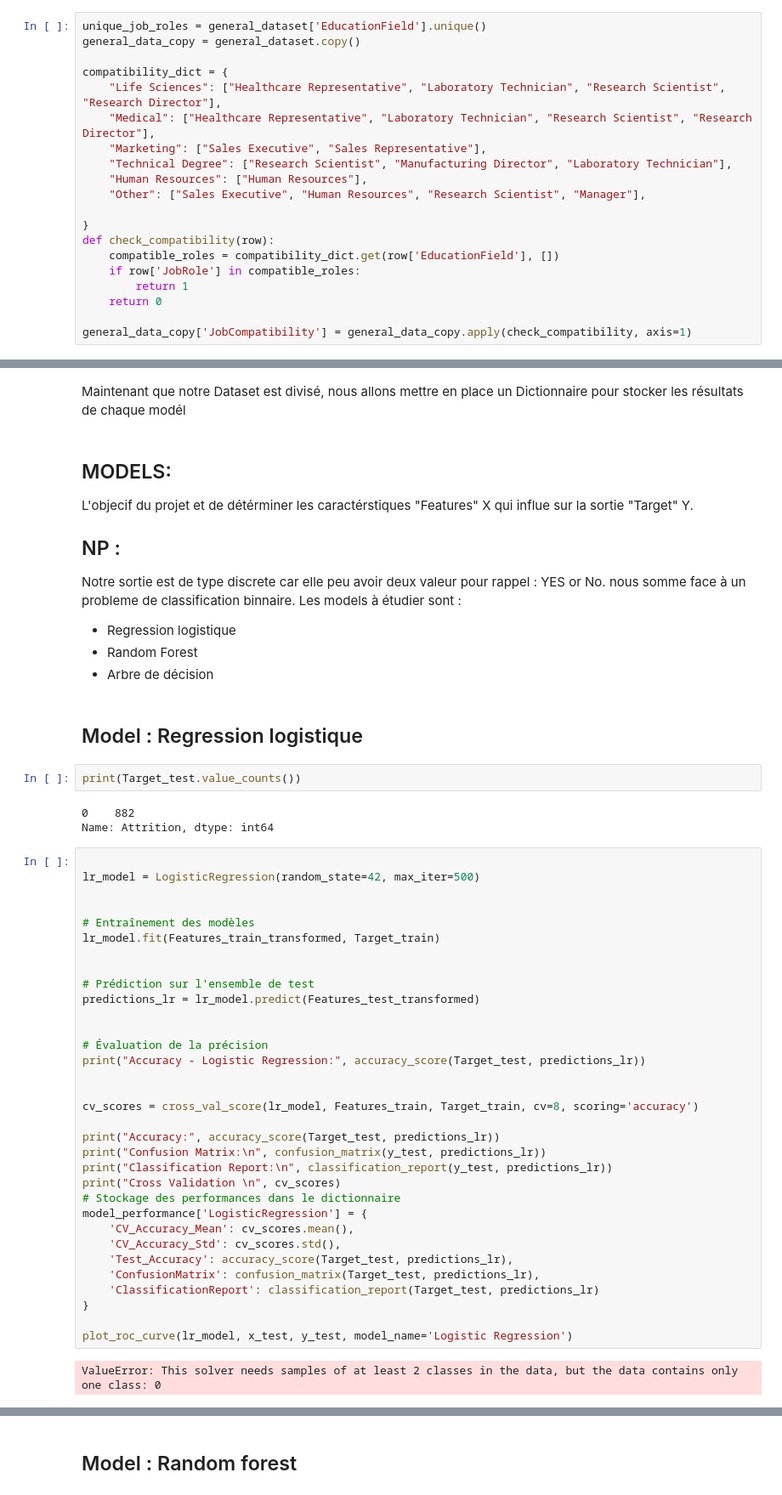
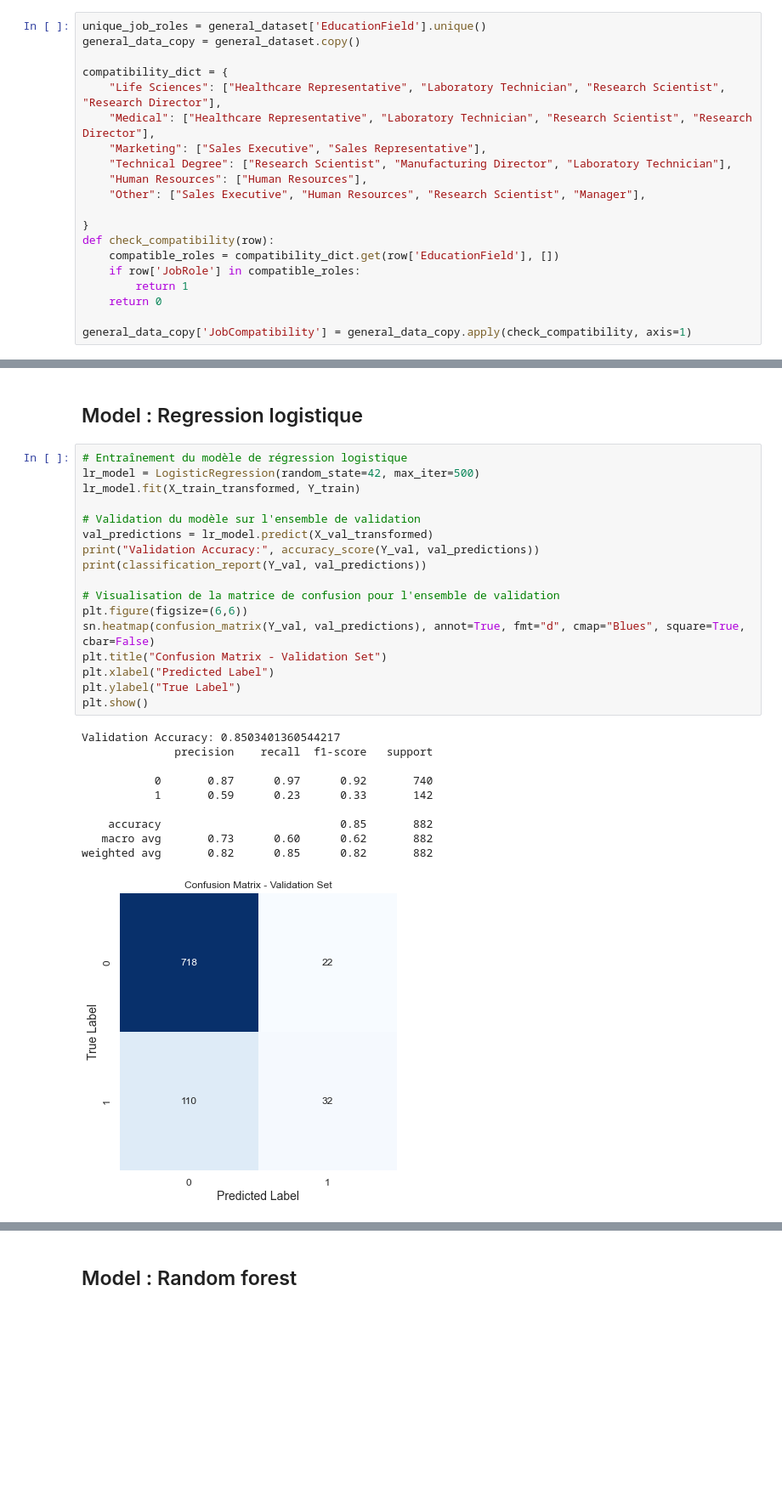
Before and after one commit to Aminedx/IA, a Jupyter notebook: Projet.ipynb, the cells around one changed output, grey strips where cells are left out. Shown at 85% size. Saved outputs shown, nothing was run; the diff lists cells and outputs as text; blank space fills up the shorter version.

```diff
--- a/Projet.ipynb
+++ b/Projet.ipynb
@@ -550,54 +517,30 @@ x_test, y_test = x[test_index], y[test_index]
-# %% [markdown]
-Maintenant que notre Dataset est divisé, nous allons mettre en place un Dictionnaire pour stocker les résultats de chaque modél
-# %% [markdown]
-## MODELS:
-L'objecif du projet et de détérminer les caractérstiques "Features" X qui influe sur la sortie "Target" Y.
-## NP :
-Notre sortie est de type discrete car elle peu avoir deux valeur pour rappel :
-YES or No. nous somme face à un probleme de classification binnaire.
-Les models à étudier sont :
-- Regression logistique
-- Random Forest
-- Arbre de décision
 # %% [markdown]
 ## Model : Regression logistique
-# %%
-print(Target_test.value_counts())
-# %% [output]
-0    882
-Name: Attrition, dtype: int64
 # %%
+# Entraînement du modèle de régression logistique
+lr_model = LogisticRegression(random_state=42, max_iter=500)
+lr_model.fit(X_train_transformed, Y_train)
 
-lr_model = LogisticRegression(random_state=42, max_iter=500)
+# Validation du modèle sur l'ensemble de validation
+val_predictions = lr_model.predict(X_val_transformed)
+print("Validation Accuracy:", accuracy_score(Y_val, val_predictions))
+print(classification_report(Y_val, val_predictions))
 
-
-# Entraînement des modèles
-lr_model.fit(Features_train_transformed, Target_train)
-
-
-# Prédiction sur l'ensemble de test
-predictions_lr = lr_model.predict(Features_test_transformed)
-
-
-# Évaluation de la précision
-print("Accuracy - Logistic Regression:", accuracy_score(Target_test, predictions_lr))
-
-
-cv_scores = cross_val_score(lr_model, Features_train, Target_train, cv=8, scoring='accuracy')
-
-print("Accuracy:", accuracy_score(Target_test, predictions_lr))
-print("Confusion Matrix:\n", confusion_matrix(y_test, predictions_lr))
-print("Classification Report:\n", classification_report(y_test, predictions_lr))
-print("Cross Validation \n", cv_scores)
-# Stockage des performances dans le dictionnaire
-model_performance['LogisticRegression'] = {
-    'CV_Accuracy_Mean': cv_scores.mean(),
-    'CV_Accuracy_Std': cv_scores.std(),
-    'Test_Accuracy': accuracy_score(Target_test, predictions_lr),
-    'ConfusionMatrix': confusion_matrix(Target_test, predictions_lr),
-    'ClassificationReport': classification_report(Target_test, predictions_lr)
-}
-
-plot_roc_curve(lr_model, x_test, y_test, model_name='Logistic Regression')
+# Visualisation de la matrice de confusion pour l'ensemble de validation
+plt.figure(figsize=(6,6))
+sn.heatmap(confusion_matrix(Y_val, val_predictions), annot=True, fmt="d", cmap="Blues", square=True, cbar=False)
+plt.title("Confusion Matrix - Validation Set")
+plt.xlabel("Predicted Label")
+plt.ylabel("True Label")
+plt.show()
 # %% [output]
-ValueError: This solver needs samples of at least 2 classes in the data, but the data contains only one class: 0
+Validation Accuracy: 0.8503401360544217
+              precision    recall  f1-score   support
+
+           0       0.87      0.97      0.92       740
+           1       0.59      0.23      0.33       142
+
+    accuracy                           0.85       882
+   macro avg       0.73      0.60      0.62       882
+weighted avg       0.82      0.85      0.82       882
+[figure, added]
```
Also changed, not shown: parts of 51 cells of this notebook.
